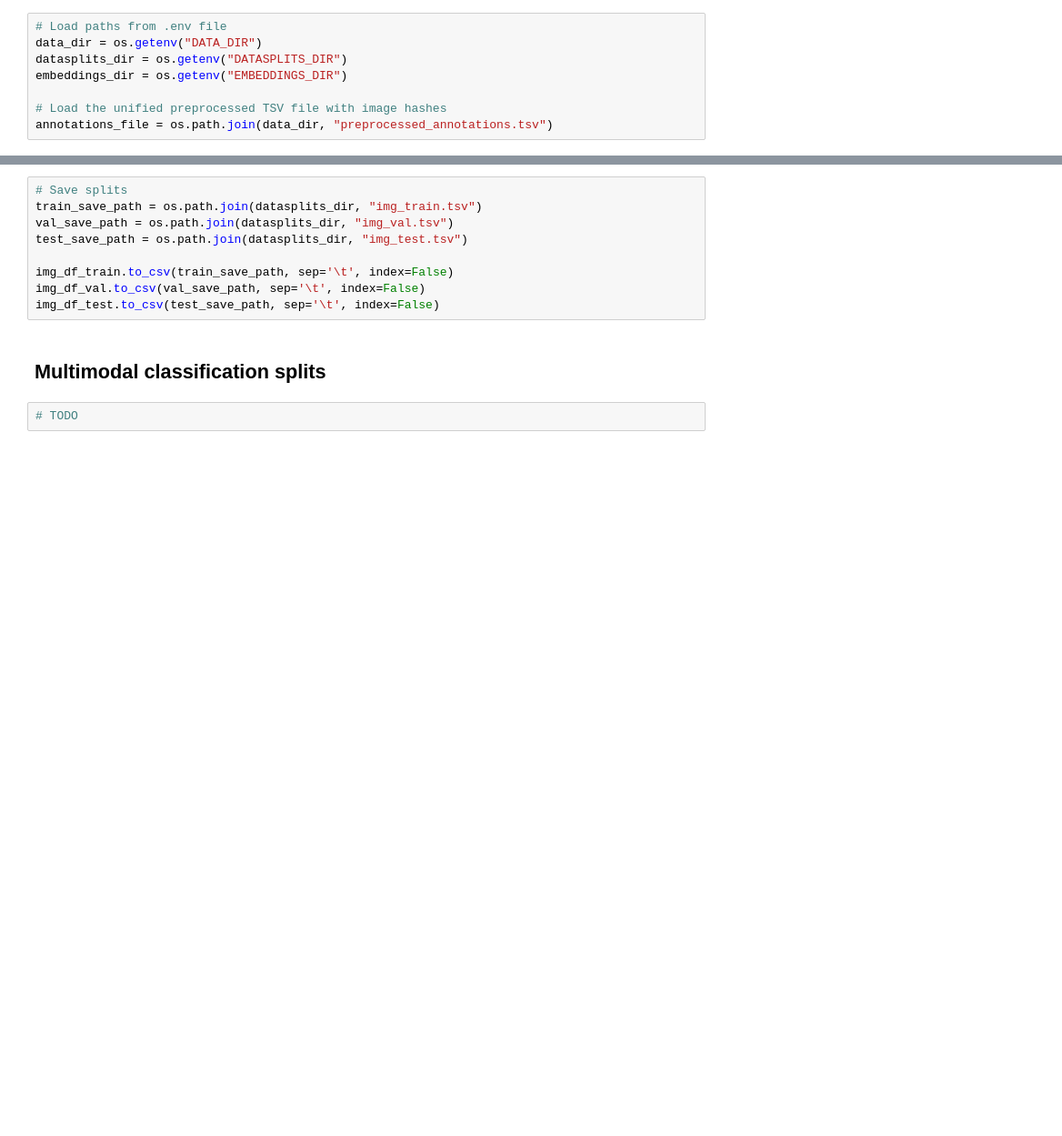
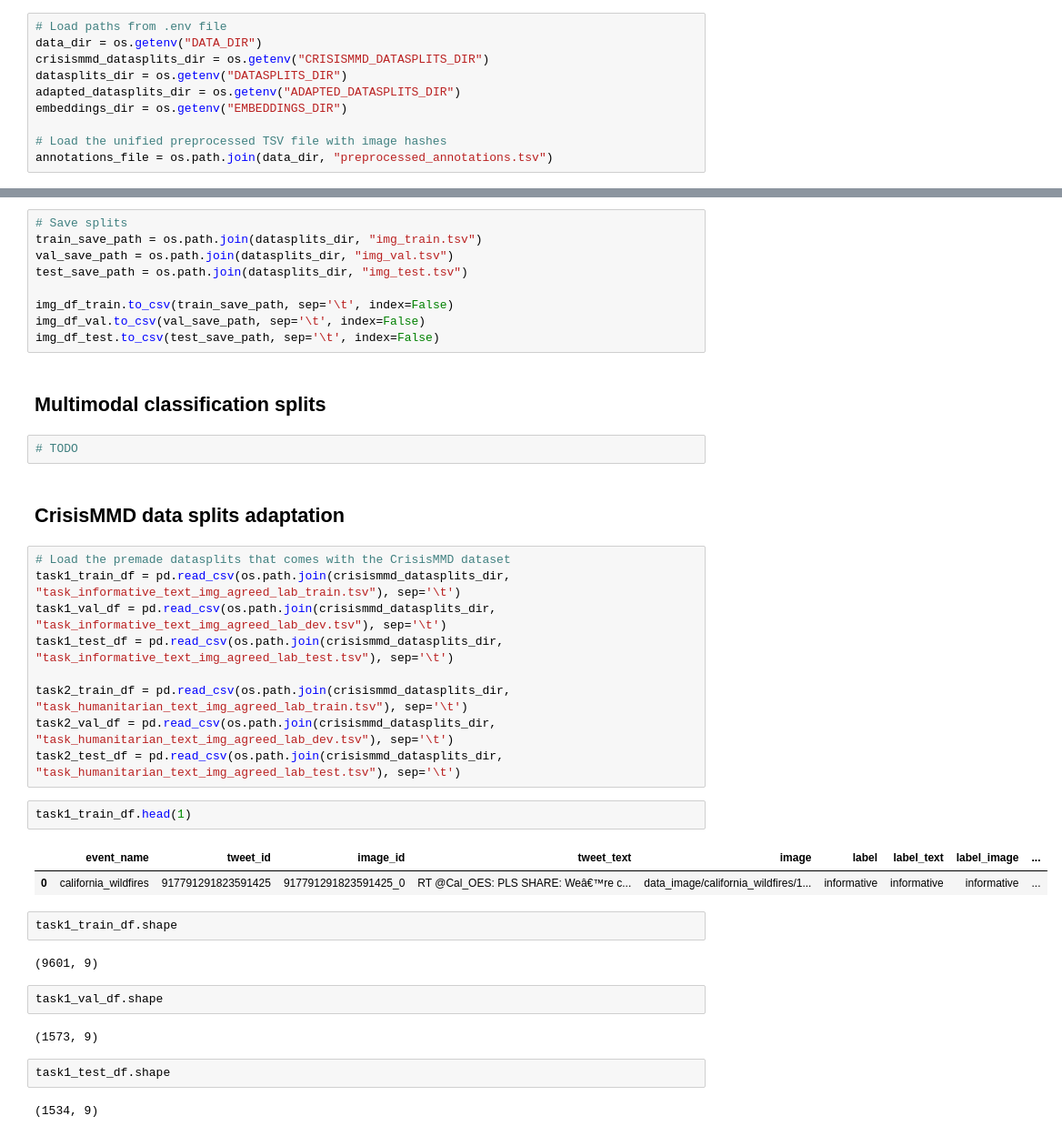
Before and after one commit to andreaceto/multimodal-crisis-classification, a Jupyter notebook: 02_data_preparation.ipynb, the cells around one changed output, grey strips where cells are left out. Shown at 91% size. Cells and saved outputs as stored; diff of their text form; blank space fills up the shorter version.

Commit message:
CrisisMMD given datasplit adaptation

```diff
--- a/02_data_preparation.ipynb
+++ b/02_data_preparation.ipynb
@@ -15,7 +15,9 @@ True
 # %%
 # Load paths from .env file
 data_dir = os.getenv("DATA_DIR")
+crisismmd_datasplits_dir = os.getenv("CRISISMMD_DATASPLITS_DIR")
 datasplits_dir = os.getenv("DATASPLITS_DIR")
+adapted_datasplits_dir = os.getenv("ADAPTED_DATASPLITS_DIR")
 embeddings_dir = os.getenv("EMBEDDINGS_DIR")
 
 # Load the unified preprocessed TSV file with image hashes
@@ -269,3 +271,31 @@ img_df_test.to_csv(test_save_path, sep='\t', index=False)
 ## Multimodal classification splits
 # %%
 # TODO
+# %% [markdown]
+## CrisisMMD data splits adaptation
+# %%
+# Load the premade datasplits that comes with the CrisisMMD dataset
+task1_train_df = pd.read_csv(os.path.join(crisismmd_datasplits_dir, "task_informative_text_img_agreed_lab_train.tsv"), sep='\t')
+task1_val_df = pd.read_csv(os.path.join(crisismmd_datasplits_dir, "task_informative_text_img_agreed_lab_dev.tsv"), sep='\t')
+task1_test_df = pd.read_csv(os.path.join(crisismmd_datasplits_dir, "task_informative_text_img_agreed_lab_test.tsv"), sep='\t')
+
+task2_train_df = pd.read_csv(os.path.join(crisismmd_datasplits_dir, "task_humanitarian_text_img_agreed_lab_train.tsv"), sep='\t')
+task2_val_df = pd.read_csv(os.path.join(crisismmd_datasplits_dir, "task_humanitarian_text_img_agreed_lab_dev.tsv"), sep='\t')
+task2_test_df = pd.read_csv(os.path.join(crisismmd_datasplits_dir, "task_humanitarian_text_img_agreed_lab_test.tsv"), sep='\t')
+# %%
+task1_train_df.head(1)
+# %% [output]
+|  | event_name | tweet_id | image_id | tweet_text | image | label | label_text | label_image | ... |
+| 0 | california_wildfires | 917791291823591425 | 917791291823591425_0 | RT @Cal_OES: PLS SHARE: Weâ€™re c... | data_image/california_wildfires/1... | informative | informative | informative | ... |
+# %%
+task1_train_df.shape
+# %% [output]
+(9601, 9)
+# %%
+task1_val_df.shape
+# %% [output]
+(1573, 9)
+# %%
+task1_test_df.shape
+# %% [output]
+(1534, 9)
```
Also changed, not shown: parts of 7 cells of this notebook, 12 other files.
